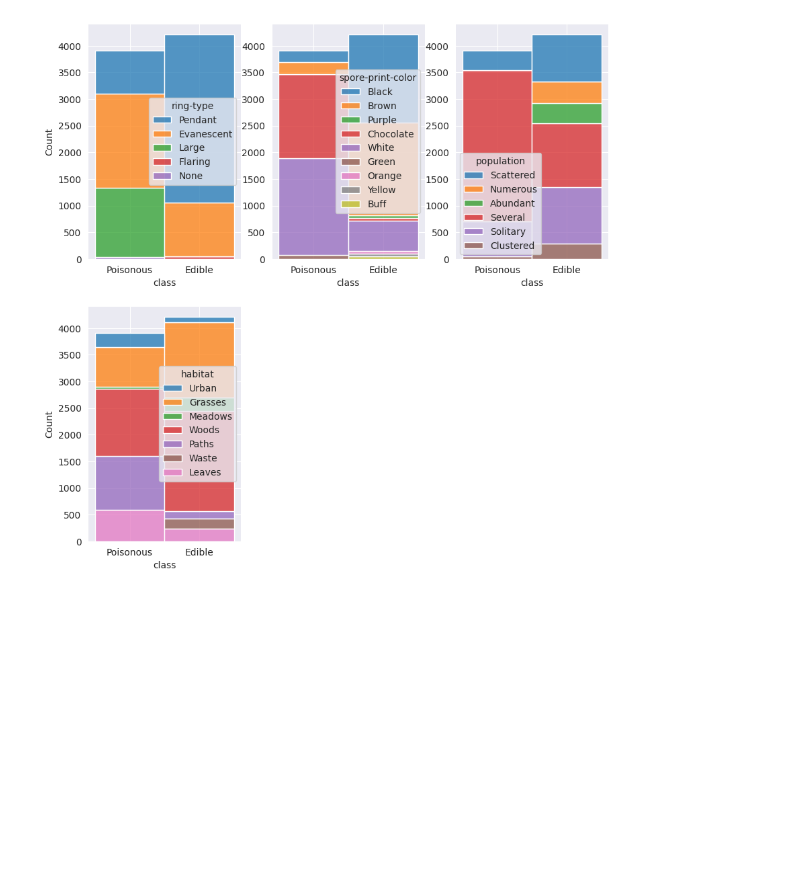
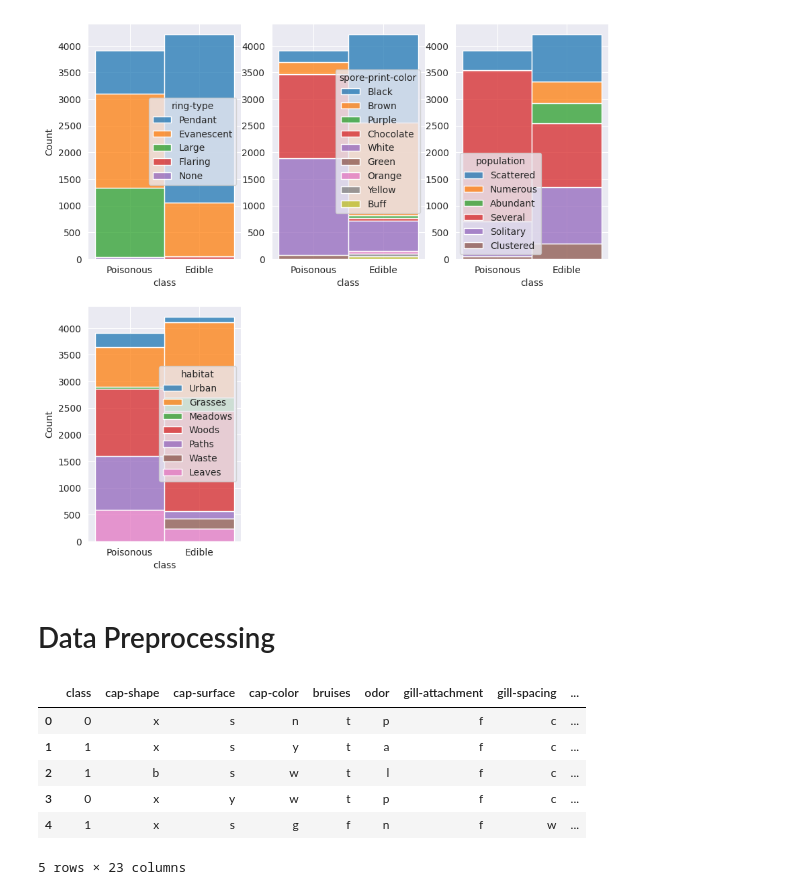
Before and after one commit to AxoloCrypt/Mushroom-Network, a Jupyter notebook: notebooks/preparation.ipynb, the cells around one changed output. Drawn from its saved outputs; the diff is of its cells as text; code cells hidden in the pictures; blank space fills up the shorter version.

Commit message:
Data preproccesing

```diff
--- a/notebooks/preparation.ipynb
+++ b/notebooks/preparation.ipynb
@@ -493,3 +493,18 @@ sns.histplot(data=definitions_df, x='class', hue='habitat', multiple='stack')
 # %% [output]
 <AxesSubplot: xlabel='class', ylabel='Count'>
 [figure]
+# %% [markdown]
+# Data Preprocessing
+# %%
+classes = {'p': 0, 'e': 1}
+df['class'] = df['class'].apply(lambda x: classes[x])
+
+df.head()
+# %% [output]
+|  | class | cap-shape | cap-surface | cap-color | bruises | odor | gill-attachment | gill-spacing | ... |
+| 0 | 0 | x | s | n | t | p | f | c | ... |
+| 1 | 1 | x | s | y | t | a | f | c | ... |
+| 2 | 1 | b | s | w | t | l | f | c | ... |
+| 3 | 0 | x | y | w | t | p | f | c | ... |
+| 4 | 1 | x | s | g | f | n | f | w | ... |
+5 rows × 23 columns
```
Also changed, not shown: parts of 1 cell of this notebook, 1 other file.
